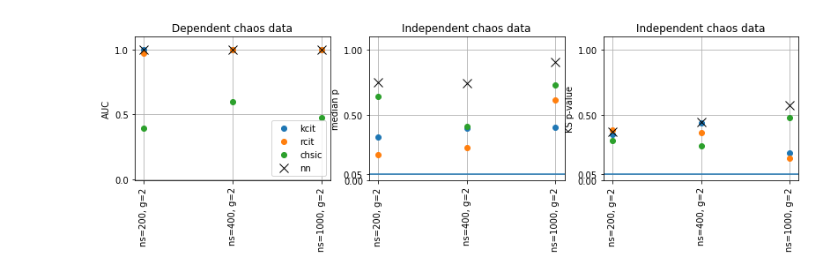
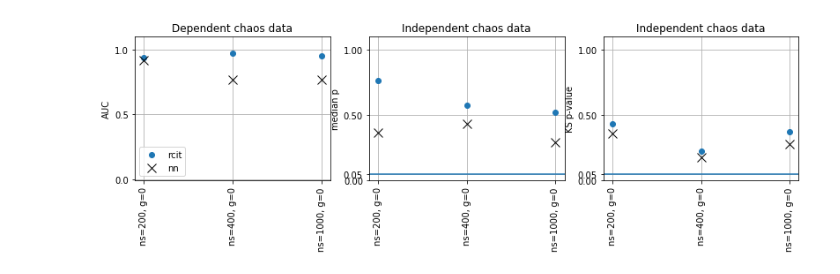
Before and after one commit to kjchalup/independence_test, a Jupyter notebook: nips/Comparison.ipynb, the cells around one changed output. Cells and saved outputs as stored; diff of their text form; code cells hidden in the pictures.

```diff
--- a/nips/Comparison.ipynb
+++ b/nips/Comparison.ipynb
@@ -129,18 +115,18 @@ res.keys()
 # %%
-from independence_test.experiment_settings import SAMPLE_NUMS, DSETS
+from independence_test.experiment_settings import SAMPLE_NUMS, DSETS, COND_METHODS
 from independence_test.utils import pc_ks
-DSET_NAME = 'discrete'
+DSET_NAME = 'pnl'
 RES_FNAME = '../saved_data/{}_results.pkl'.format(DSET_NAME)
 res = joblib.load(RES_FNAME)
 res_mats = {}
-for method in ['chsic', 'kcit', 'nn', 'rcit']:#, 'kcipt']:
+for method in COND_METHODS:
     for key in res.keys():
         pval_d = np.array(res[key])[:, 0]
         pval_i = np.array(res[key])[:, 1]
         res_mats[key] = (pc_ks(pval_d)[0], pc_ks(pval_i)[1], np.median(pval_i), 1-pc_ks(pval_i)[0])
 proc_res = {}
 GAMMA = DSETS[DSET_NAME][1]
-for method in ['chsic', 'kcit', 'nn', 'rcit']:
+for method in COND_METHODS:
     proc_res[method] = {}
     proc_res[method]['auc'] = np.zeros((len(SAMPLE_NUMS), len(GAMMA)))
     proc_res[method]['ks'] = np.zeros((len(SAMPLE_NUMS), len(GAMMA)))
@@ -148,7 +134,7 @@ for method in ['chsic', 'kcit', 'nn', 'rcit']:
 
     for row_id, n_samples in enumerate(SAMPLE_NUMS):
         for col_id, gamma in enumerate(GAMMA):
-            res = res_mats[method + '_' + DSET_NAME + '_10000mt_' + str(n_samples) + 'samples_10dim_' + str(gamma) + 'complexity']
+            res = res_mats[method + '_' + DSET_NAME + '_30mt_' + str(n_samples) + 'samples_1dim_' + str(gamma) + 'complexity']
             proc_res[method]['auc'][row_id, col_id] = res[0]
             proc_res[method]['ks'][row_id, col_id] = res[1]
             proc_res[method]['ksauc'][row_id, col_id] = res[2]
@@ -159,14 +155,14 @@ ticklabels = []
 for n_samples in SAMPLE_NUMS:
     for gamma in GAMMA:
         ticklabels.append('ns={}, g={}'.format(n_samples, gamma))
-
+METH = 'rcit'
 plt.figure(figsize=(9*1.5, 2*1.5), facecolor='white', dpi=600)
 plt.subplot(1,3,1)
 plt.title('Dependent chaos data')
 plt.ylim([-.01,1.1])
-plt.plot(proc_res['kcit']['auc'].flatten(), 'o', label='kcit')
-plt.plot(proc_res['rcit']['auc'].flatten(), 'o', label='rcit')
-plt.plot(proc_res['chsic']['auc'].flatten(), 'o', label='chsic')
+#plt.plot(proc_res['kcit']['auc'].flatten(), 'o', label='kcit')
+plt.plot(proc_res[METH]['auc'].flatten(), 'o', label='rcit')
+#plt.plot(proc_res['chsic']['auc'].flatten(), 'o', label='chsic')
 plt.plot(proc_res['nn']['auc'].flatten(), 'kx', label='nn', markersize=10)
 plt.yticks([0, .5, 1])
 plt.xticks(range(len(ticklabels)), ticklabels, rotation=90)
@@ -174,40 +170,40 @@ plt.ylabel('AUC')
 plt.grid('on')
 plt.legend()
 
 plt.subplot(1,3,2)
 plt.ylim([1e-20,1.1])
 plt.axhline(.05)
 #plt.yscale('log')
 TYPE = 'ksauc'
 plt.title('Independent chaos data')
-plt.plot(proc_res['kcit'][TYPE].flatten(), 'o', label='kcit')
-plt.plot(proc_res['rcit'][TYPE].flatten(), 'o', label='rcit')
-plt.plot(proc_res['chsic'][TYPE].flatten(), 'o', label='chsic')
+#plt.plot(proc_res['kcit'][TYPE].flatten(), 'o', label='kcit')
+plt.plot(proc_res[METH][TYPE].flatten(), 'o', label='rcit')
+#plt.plot(proc_res['chsic'][TYPE].flatten(), 'o', label='chsic')
 plt.plot(proc_res['nn'][TYPE].flatten(), 'kx', label='nn', markersize=10)
 plt.yticks([0, .05, .5, 1])
 plt.xticks(range(len(ticklabels)), ticklabels, rotation=90)
 plt.ylabel('median p')
 plt.grid('on')
 
 plt.subplot(1,3,3)
 plt.ylim([1e-20,1.1])
 plt.axhline(.05)
 #plt.yscale('log')
 TYPE = 'ks'
 plt.title('Independent chaos data')
-plt.plot(proc_res['kcit'][TYPE].flatten(), 'o', label='kcit')
-plt.plot(proc_res['rcit'][TYPE].flatten(), 'o', label='rcit')
-plt.plot(proc_res['chsic'][TYPE].flatten(), 'o', label='chsic')
+#plt.plot(proc_res['kcit'][TYPE].flatten(), 'o', label='kcit')
+plt.plot(proc_res[METH][TYPE].flatten(), 'o', label='rcit')
+#plt.plot(proc_res['chsic'][TYPE].flatten(), 'o', label='chsic')
 plt.plot(proc_res['nn'][TYPE].flatten(), 'kx', label='nn', markersize=10)
 plt.yticks([0, .05, .5, 1])
 plt.xticks(range(len(ticklabels)), ticklabels, rotation=90)
 plt.ylabel('KS p-value')
 plt.grid('on')
 
 
 #plt.imshow(proc_res['kcit']['auc'], cmap='coolwarm_r')
 # %% [output]
-[figure, old version]
+[figure, new version]
 # %%
 DSET_NAME = 'chaos'
 RES_FNAME = '../saved_data/tmp'.format(DSET_NAME)
```
Also changed, not shown: parts of 4 cells of this notebook, 6 other files.
